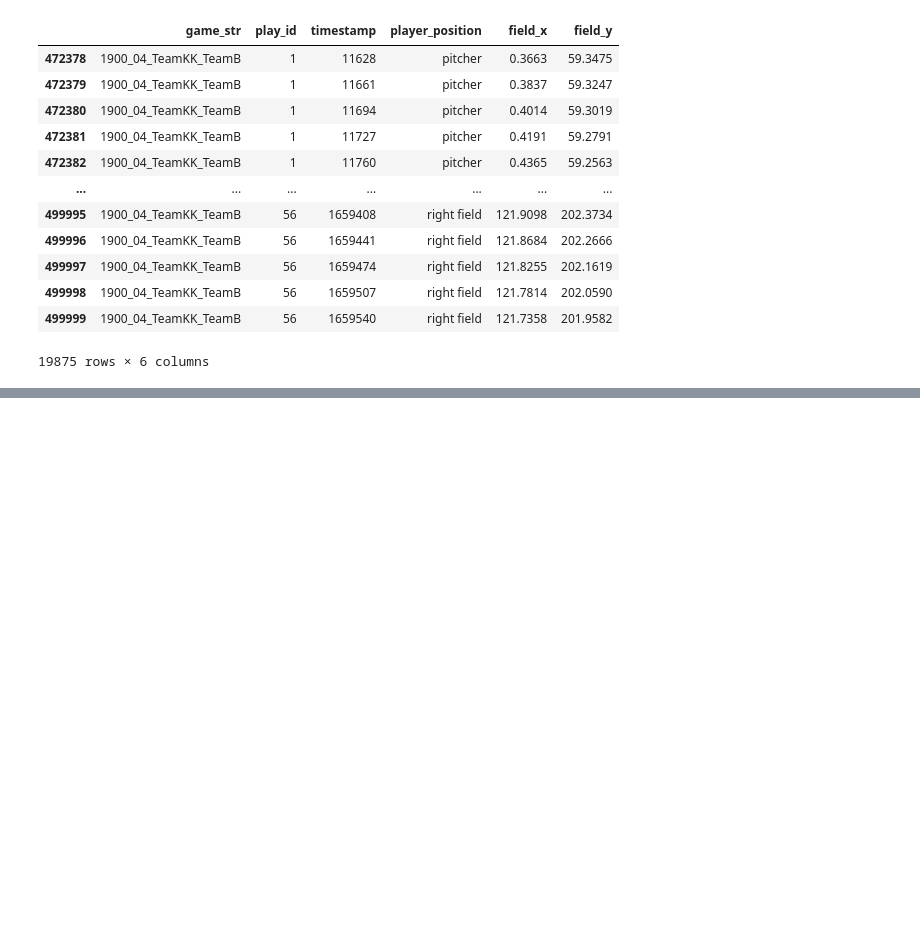
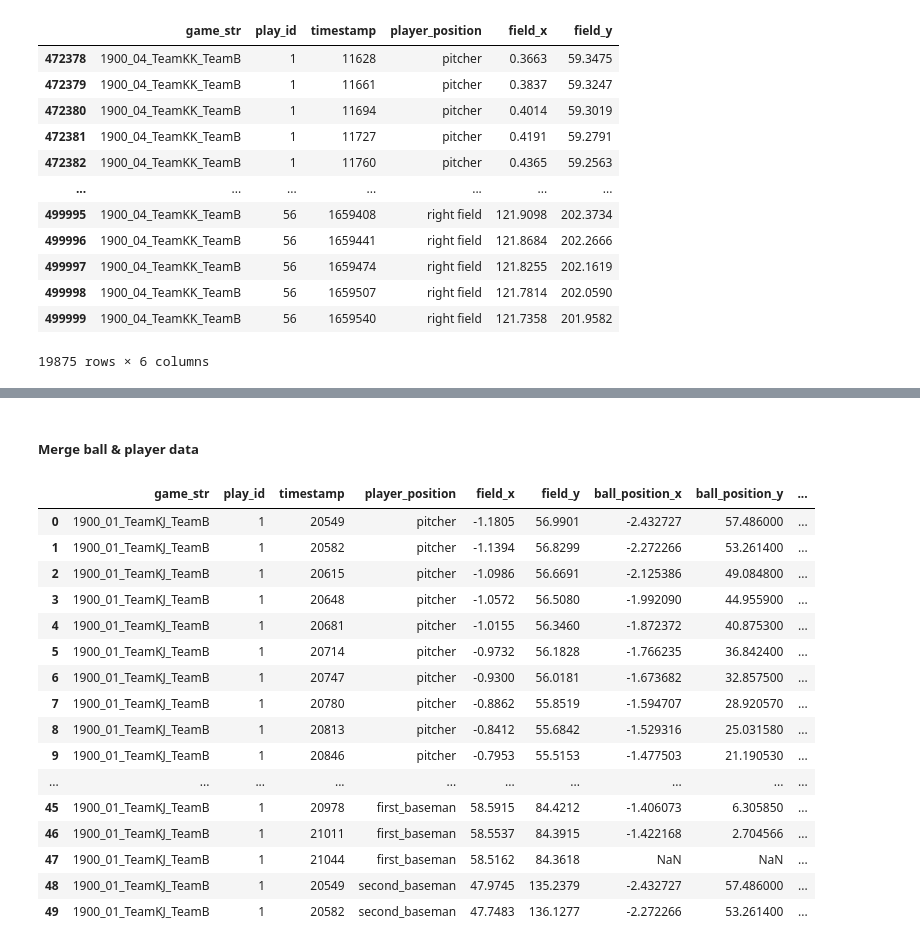
Before and after one commit to oliverc1623/baseball, a Jupyter notebook: smt/eda.ipynb, the cells around one changed output, grey strips where cells are left out. Saved outputs shown, nothing was run; the diff lists cells and outputs as text; code cells hidden in the pictures; blank space fills up the shorter version.

```diff
--- a/smt/eda.ipynb
+++ b/smt/eda.ipynb
@@ -106,0 +169,23 @@ fielder_pos[fielder_pos['game_str']=='1900_04_TeamKK_TeamB']
+# %% [markdown]
+##### Merge ball & player data
+# %%
+merged = pd.merge(game1, ball_pos_game1, how="left", on=["play_id", "game_str", "timestamp"])
+merged.head(50)
+# %% [output]
+|  | game_str | play_id | timestamp | player_position | field_x | field_y | ball_position_x | ball_position_y | ... |
+| 0 | 1900_01_TeamKJ_TeamB | 1 | 20549 | pitcher | -1.1805 | 56.9901 | -2.432727 | 57.486000 | ... |
+| 1 | 1900_01_TeamKJ_TeamB | 1 | 20582 | pitcher | -1.1394 | 56.8299 | -2.272266 | 53.261400 | ... |
+| 2 | 1900_01_TeamKJ_TeamB | 1 | 20615 | pitcher | -1.0986 | 56.6691 | -2.125386 | 49.084800 | ... |
+| 3 | 1900_01_TeamKJ_TeamB | 1 | 20648 | pitcher | -1.0572 | 56.5080 | -1.992090 | 44.955900 | ... |
+| 4 | 1900_01_TeamKJ_TeamB | 1 | 20681 | pitcher | -1.0155 | 56.3460 | -1.872372 | 40.875300 | ... |
+| 5 | 1900_01_TeamKJ_TeamB | 1 | 20714 | pitcher | -0.9732 | 56.1828 | -1.766235 | 36.842400 | ... |
+| 6 | 1900_01_TeamKJ_TeamB | 1 | 20747 | pitcher | -0.9300 | 56.0181 | -1.673682 | 32.857500 | ... |
+| 7 | 1900_01_TeamKJ_TeamB | 1 | 20780 | pitcher | -0.8862 | 55.8519 | -1.594707 | 28.920570 | ... |
+| 8 | 1900_01_TeamKJ_TeamB | 1 | 20813 | pitcher | -0.8412 | 55.6842 | -1.529316 | 25.031580 | ... |
+| 9 | 1900_01_TeamKJ_TeamB | 1 | 20846 | pitcher | -0.7953 | 55.5153 | -1.477503 | 21.190530 | ... |
+| ... | ... | ... | ... | ... | ... | ... | ... | ... | ... |
+| 45 | 1900_01_TeamKJ_TeamB | 1 | 20978 | first_baseman | 58.5915 | 84.4212 | -1.406073 | 6.305850 | ... |
+| 46 | 1900_01_TeamKJ_TeamB | 1 | 21011 | first_baseman | 58.5537 | 84.3915 | -1.422168 | 2.704566 | ... |
+| 47 | 1900_01_TeamKJ_TeamB | 1 | 21044 | first_baseman | 58.5162 | 84.3618 | NaN | NaN | ... |
+| 48 | 1900_01_TeamKJ_TeamB | 1 | 20549 | second_baseman | 47.9745 | 135.2379 | -2.432727 | 57.486000 | ... |
+| 49 | 1900_01_TeamKJ_TeamB | 1 | 20582 | second_baseman | 47.7483 | 136.1277 | -2.272266 | 53.261400 | ... |
```
Also changed, not shown: parts of 10 cells of this notebook, 4 other files.
